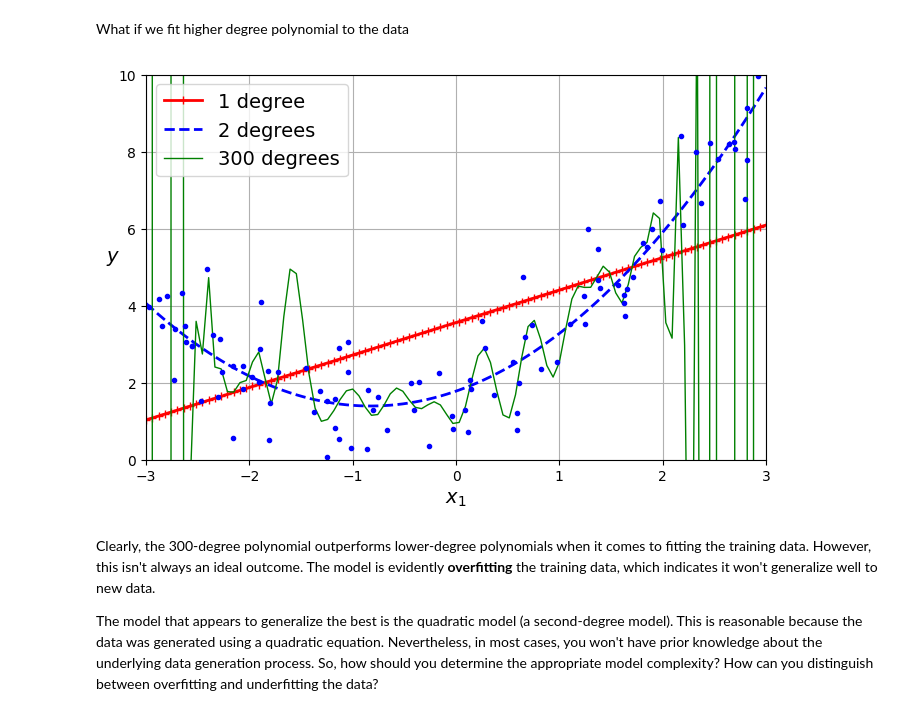
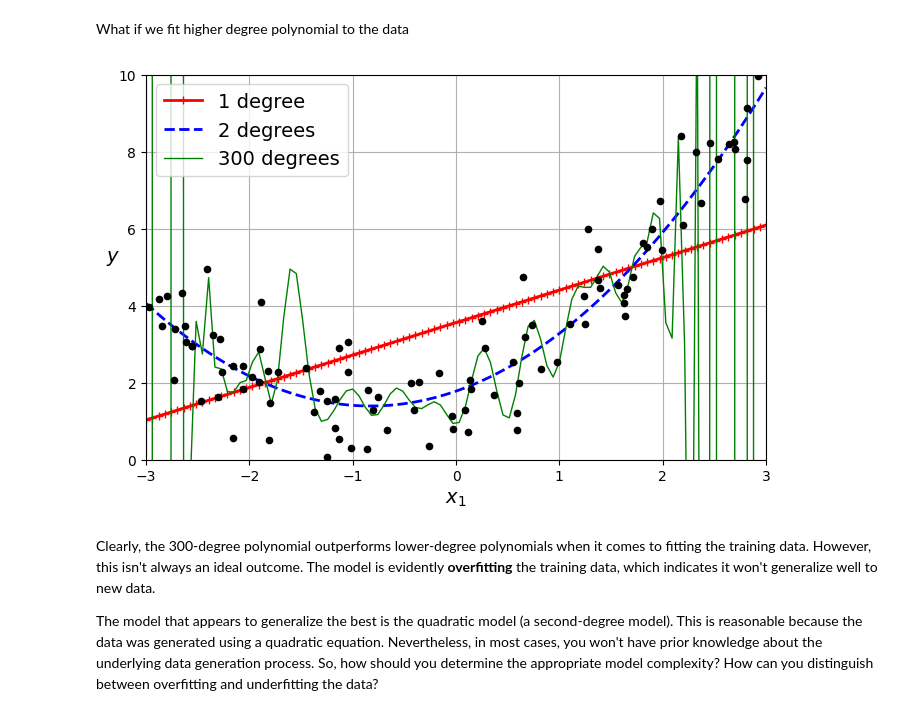
Before and after one commit to aseddin/F23_ECE4715, a Jupyter notebook: 3_linear_regression.ipynb, the cells around one changed output. Cells and saved outputs as stored; diff of their text form; code cells hidden in the pictures.

```diff
--- a/3_linear_regression.ipynb
+++ b/3_linear_regression.ipynb
@@ -668,35 +668,35 @@ from sklearn.preprocessing import StandardScaler
 from sklearn.pipeline import make_pipeline
 from sklearn.metrics import root_mean_squared_error
 from sklearn.model_selection import cross_val_score
 
 plt.figure(figsize=(8, 5))
 
 train_rmse_by_degree = {}
 valid_rmse_by_degree = {}
 
 for style, width, degree in (("r-+", 2, 1), ("b--", 2, 2), ("g-", 1, 300)):
     polybig_features = PolynomialFeatures(degree=degree, include_bias=False)
     # StandardScaler is necessary to make all features of the same scale
     # this is especially important for higher degree polynomials
     std_scaler = StandardScaler()
     lin_reg = LinearRegression()
     polynomial_regression = make_pipeline(polybig_features, std_scaler, lin_reg)
     polynomial_regression.fit(X, y)
     train_rmse_by_degree[degree] = mean_squared_error(y, polynomial_regression.predict(X))
     valid_rmse_by_degree[degree] = -np.mean(cross_val_score(polynomial_regression, X, y, scoring='neg_root_mean_squared_error', cv=5))
     y_newbig = polynomial_regression.predict(X_new)
     label = f"{degree} degree{'s' if degree > 1 else ''}"
     plt.plot(X_new, y_newbig, style, label=label, linewidth=width)
 
-plt.plot(X, y, "b.", linewidth=3)
+plt.plot(X, y, "k.", markersize = 9)
 plt.legend(loc="upper left")
 plt.xlabel("$x_1$")
 plt.ylabel("$y$", rotation=0)
 plt.axis([-3, 3, 0, 10])
 plt.grid()
 plt.show()
 # %% [output]
-[figure, old version]
+[figure, new version]
 # %% [markdown]
 Clearly, the 300-degree polynomial outperforms lower-degree polynomials when it comes to fitting the training data. However, this isn't always an ideal outcome. The model is evidently **overfitting** the training data, which indicates it won't generalize well to new data.
 
```
Also changed, not shown: parts of 4 cells of this notebook.
